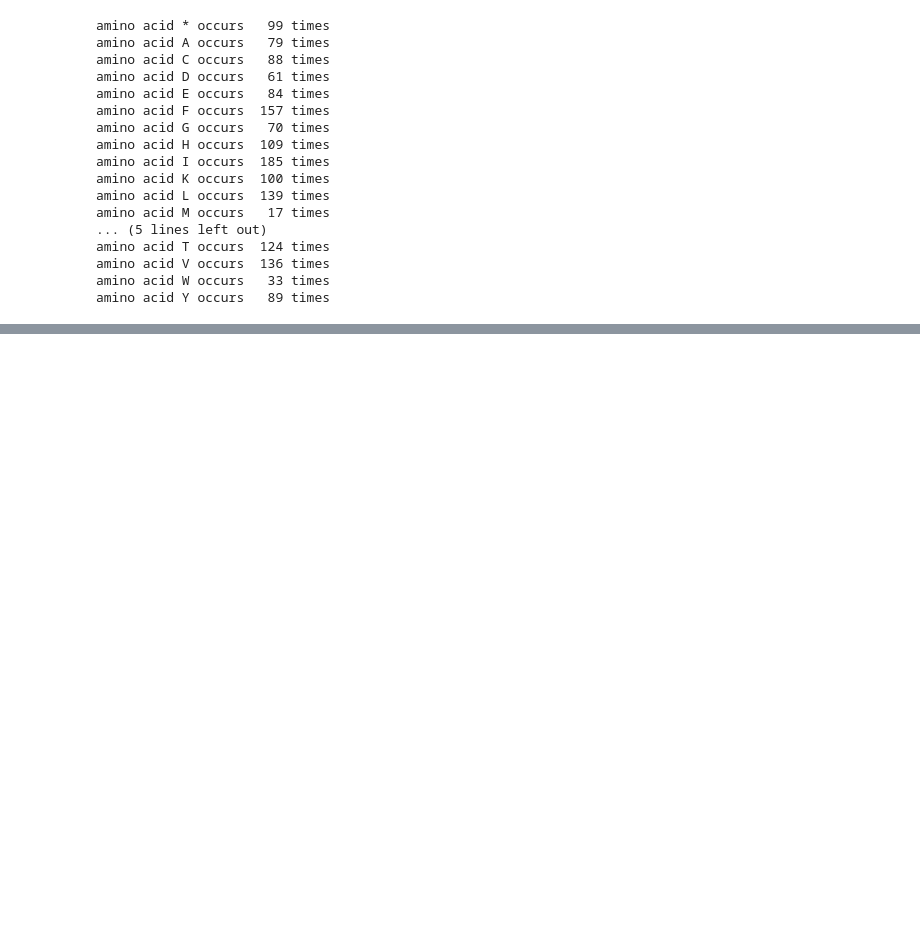
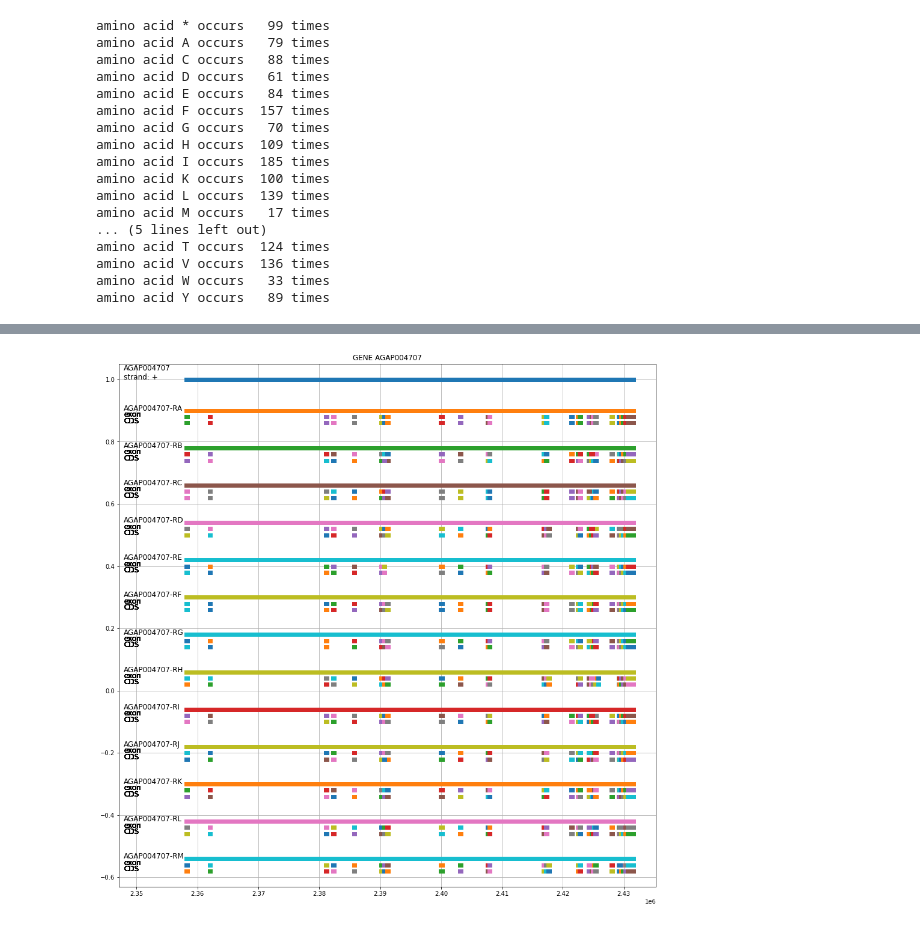
Before and after one commit to wesmith/Bioinformatics-with-Python-Cookbook-third-edition, a Jupyter notebook: WS_notebooks/WS_ch05D.ipynb, the cells around one changed output, grey strips where cells are left out. Saved outputs shown, nothing was run; the diff lists cells and outputs as text; code cells hidden in the pictures; blank space fills up the shorter version.

```diff
--- a/WS_notebooks/WS_ch05D.ipynb
+++ b/WS_notebooks/WS_ch05D.ipynb
@@ -381,0 +411,5 @@ axs.set_ylim(0.5, 1.1)
+# %%
+gene_id = 'AGAP004707' # doesn't have 3', 5' for plot testing, has many mRNAs
+out = plot_gene(db, gene_id, xwin=16, ywin=16)
+# %% [output]
+[figure, added]
```
Also changed, not shown: parts of 16 cells of this notebook.
